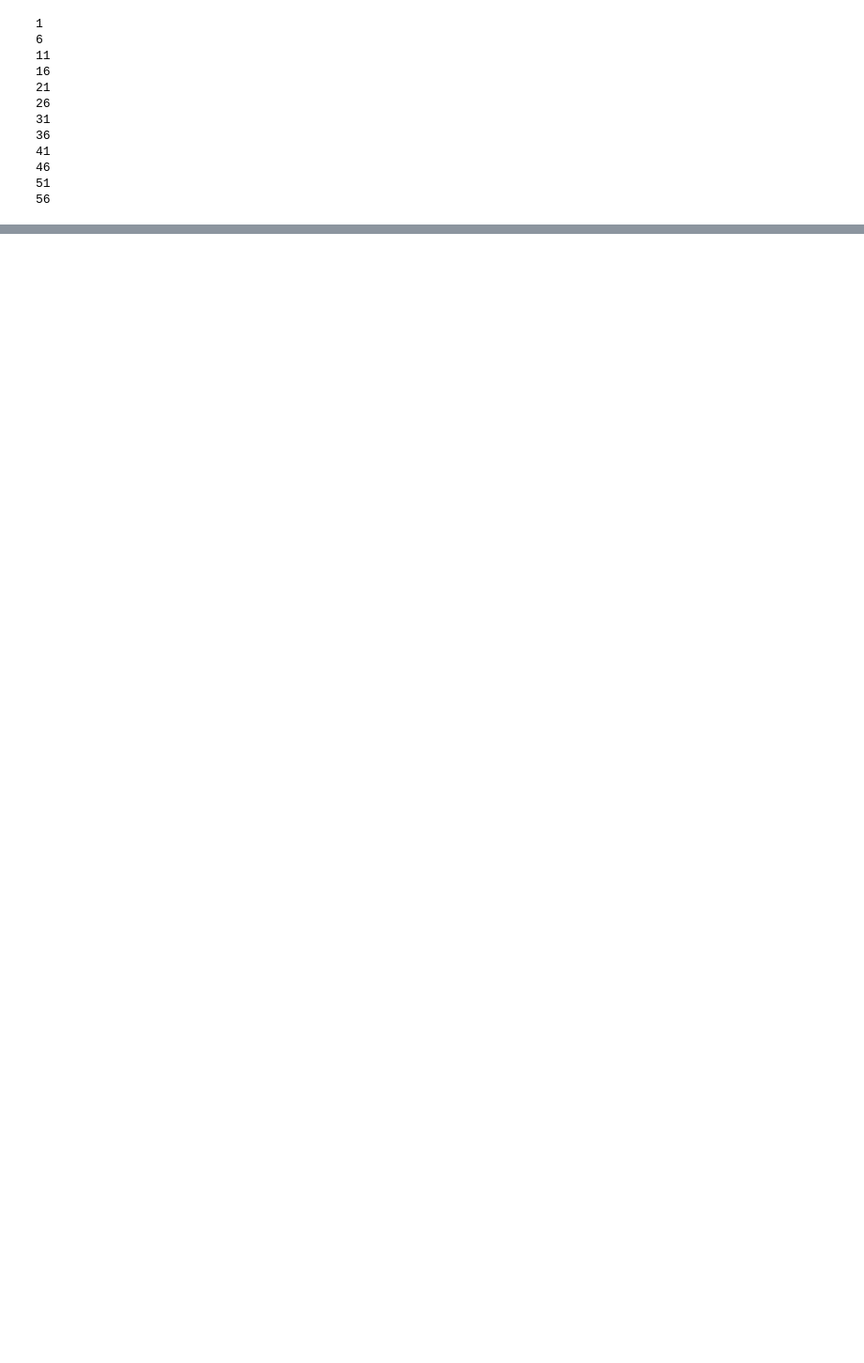
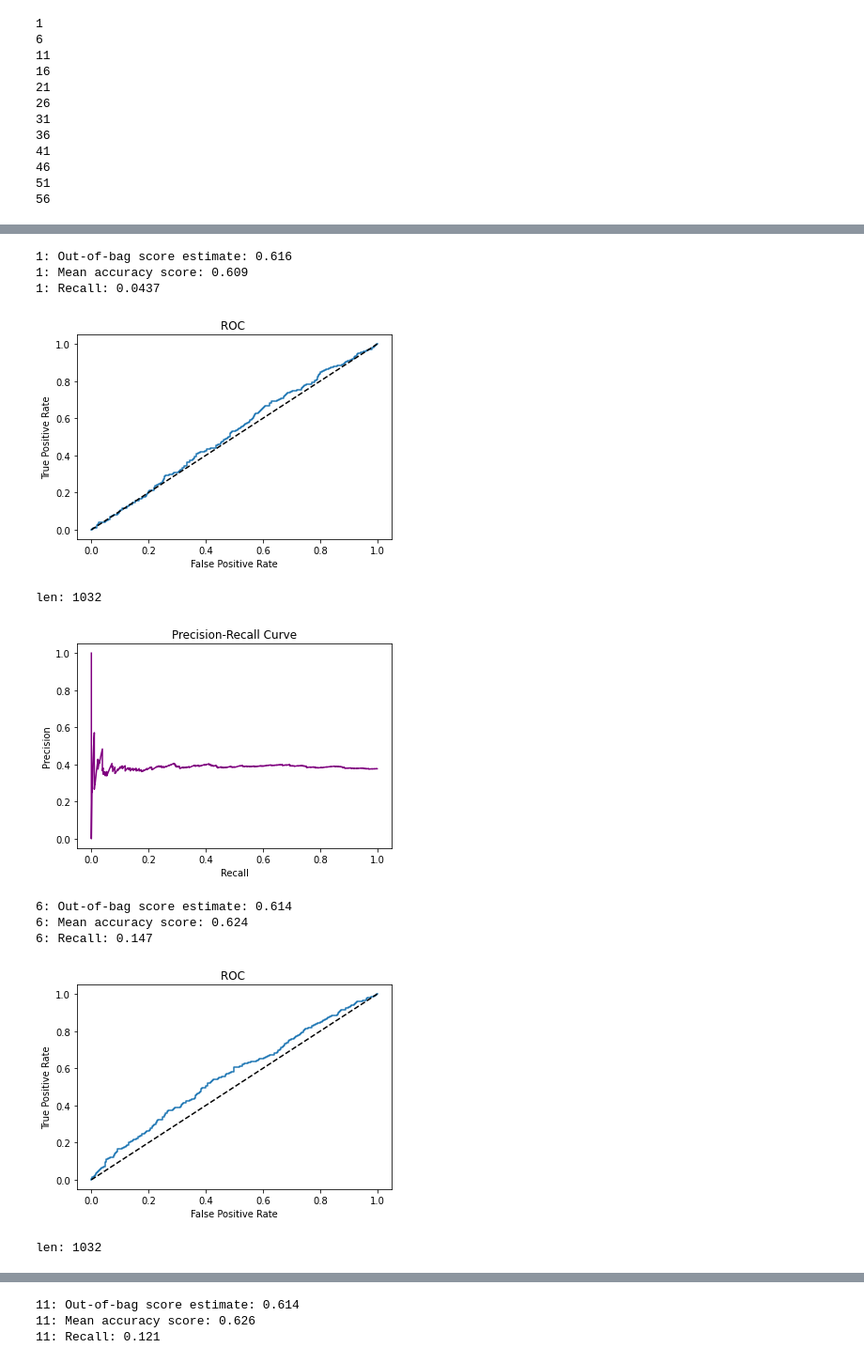
Before and after one commit to hlian188/NFLBigDataBowl, a Jupyter notebook: snapshot modelling.ipynb, the cells around one changed output, grey strips where cells are left out. Shown at 94% size. Cells and saved outputs as stored; diff of their text form; code cells hidden in the pictures; blank space fills up the shorter version.

```diff
--- a/snapshot modelling.ipynb
+++ b/snapshot modelling.ipynb
@@ -245,0 +269,14 @@ evaluate(clean_test_df_dict_dist, models_force_dist)
+# %%
+evaluate(clean_test_df_dict_force_partitioned, models_force_partitioned)
+# %% [output]
+1: Out-of-bag score estimate: 0.616
+1: Mean accuracy score: 0.609
+1: Recall: 0.0437
+[figure, added]
+len: 1032
+[figure, added]
+6: Out-of-bag score estimate: 0.614
+6: Mean accuracy score: 0.624
+6: Recall: 0.147
+[figure, added]
+len: 1032
@@ -245,0 +284,3 @@ evaluate(clean_test_df_dict_dist, models_force_dist)
+11: Out-of-bag score estimate: 0.614
+11: Mean accuracy score: 0.626
+11: Recall: 0.121
```
Also changed, not shown: parts of 12 cells of this notebook, 5 other files.
